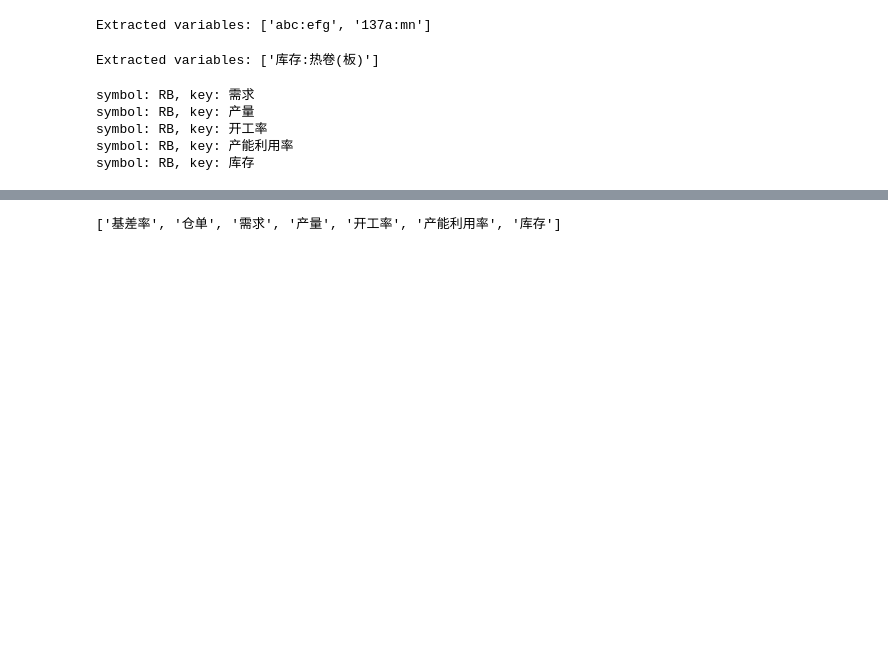
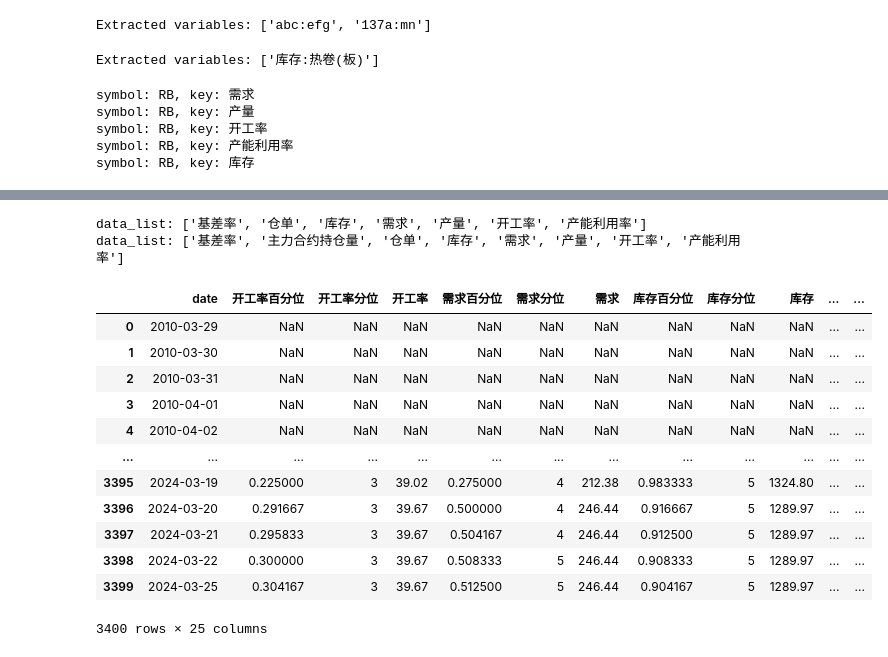
Before and after one commit to Howard-66/futures_nexus, a Jupyter notebook: test.ipynb, the cells around one changed output, grey strips where cells are left out. Drawn from its saved outputs; the diff is of its cells as text; code cells hidden in the pictures; blank space fills up the shorter version.

Commit message:
calculate and draw charts according to data index and selection(not completed)

```diff
--- a/test.ipynb
+++ b/test.ipynb
@@ -661,4 +657,23 @@ symbol_data.loc[4360:4370]
-# %%
-list(rb.symbol_data.columns[9:])
-# %% [output]
-['基差率', '仓单', '需求', '产量', '开工率', '产能利用率', '库存']
+# %%
+field_list = rb.get_data_fields()
+# %%
+data_rank = rb.calculate_data_rank('主力合约',field_list,6)
+# %% [output]
+data_list: ['基差率', '仓单', '库存', '需求', '产量', '开工率', '产能利用率']
+data_list: ['基差率', '主力合约持仓量', '仓单', '库存', '需求', '产量', '开工率', '产能利用率']
+# %%
+data_rank
+# %% [output]
+|  | date | 开工率百分位 | 开工率分位 | 开工率 | 需求百分位 | 需求分位 | 需求 | 库存百分位 | 库存分位 | 库存 | ... | ... |
+| 0 | 2010-03-29 | NaN | NaN | NaN | NaN | NaN | NaN | NaN | NaN | NaN | ... | ... |
+| 1 | 2010-03-30 | NaN | NaN | NaN | NaN | NaN | NaN | NaN | NaN | NaN | ... | ... |
+| 2 | 2010-03-31 | NaN | NaN | NaN | NaN | NaN | NaN | NaN | NaN | NaN | ... | ... |
+| 3 | 2010-04-01 | NaN | NaN | NaN | NaN | NaN | NaN | NaN | NaN | NaN | ... | ... |
+| 4 | 2010-04-02 | NaN | NaN | NaN | NaN | NaN | NaN | NaN | NaN | NaN | ... | ... |
+| ... | ... | ... | ... | ... | ... | ... | ... | ... | ... | ... | ... | ... |
+| 3395 | 2024-03-19 | 0.225000 | 3 | 39.02 | 0.275000 | 4 | 212.38 | 0.983333 | 5 | 1324.80 | ... | ... |
+| 3396 | 2024-03-20 | 0.291667 | 3 | 39.67 | 0.500000 | 4 | 246.44 | 0.916667 | 5 | 1289.97 | ... | ... |
+| 3397 | 2024-03-21 | 0.295833 | 3 | 39.67 | 0.504167 | 4 | 246.44 | 0.912500 | 5 | 1289.97 | ... | ... |
+| 3398 | 2024-03-22 | 0.300000 | 3 | 39.67 | 0.508333 | 5 | 246.44 | 0.908333 | 5 | 1289.97 | ... | ... |
+| 3399 | 2024-03-25 | 0.304167 | 3 | 39.67 | 0.512500 | 5 | 246.44 | 0.904167 | 5 | 1289.97 | ... | ... |
+3400 rows × 25 columns
```
Also changed, not shown: parts of 3 cells of this notebook, 3 other files.
